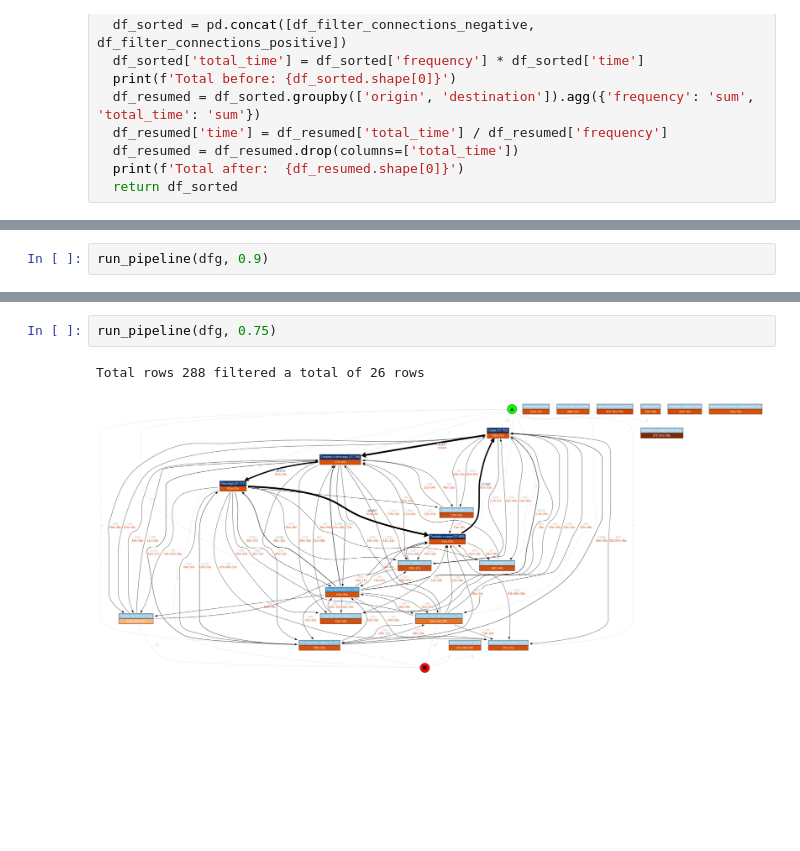
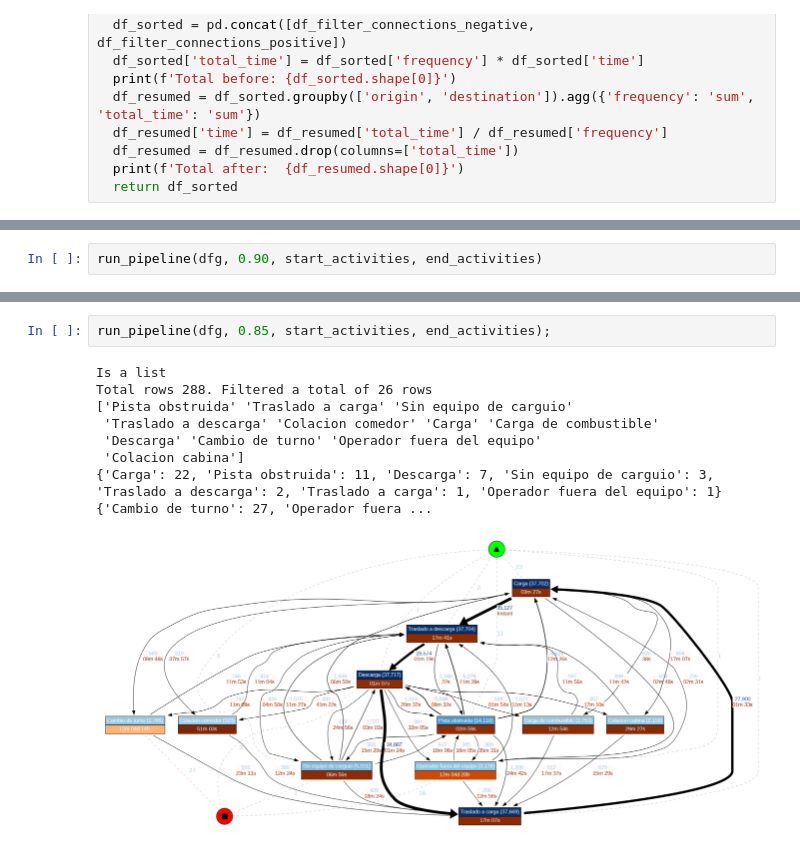
Before and after one commit to AlvaroEscalonaB/PM_MLP, a Jupyter notebook: join_dispatch_contingencies.ipynb, the cells around one changed output, grey strips where cells are left out. Cells and saved outputs as stored; diff of their text form; blank space fills up the shorter version.

```diff
--- a/join_dispatch_contingencies.ipynb
+++ b/join_dispatch_contingencies.ipynb
@@ -195,3 +168,3 @@ start_activities
 # %%
-run_pipeline(dfg, 0.9)
+run_pipeline(dfg, 0.90, start_activities, end_activities)
 # %% [output]
@@ -200,5 +195,11 @@ Total rows 288 filtered a total of 26 rows
 # %%
-run_pipeline(dfg, 0.75)
+run_pipeline(dfg, 0.85, start_activities, end_activities);
 # %% [output]
-Total rows 288 filtered a total of 26 rows
+Is a list
+Total rows 288. Filtered a total of 26 rows
+['Pista obstruida' 'Traslado a carga' 'Sin equipo de carguio'
+ 'Traslado a descarga' 'Colacion comedor' 'Carga' 'Carga de combustible'
+ 'Descarga' 'Cambio de turno' 'Operador fuera del equipo'
+ 'Colacion cabina']
+{'Carga': 22, 'Pista obstruida': 11, 'Descarga': 7, 'Sin equipo de carguio': 3, 'Traslado a descarga': 2, 'Traslado a carga': 1, 'Operador fuera del equipo': 1} {'Cambio de turno': 27, 'Operador fuera ...
-[figure, old version]
+[figure, new version]
```
Also changed, not shown: parts of 7 cells of this notebook.
